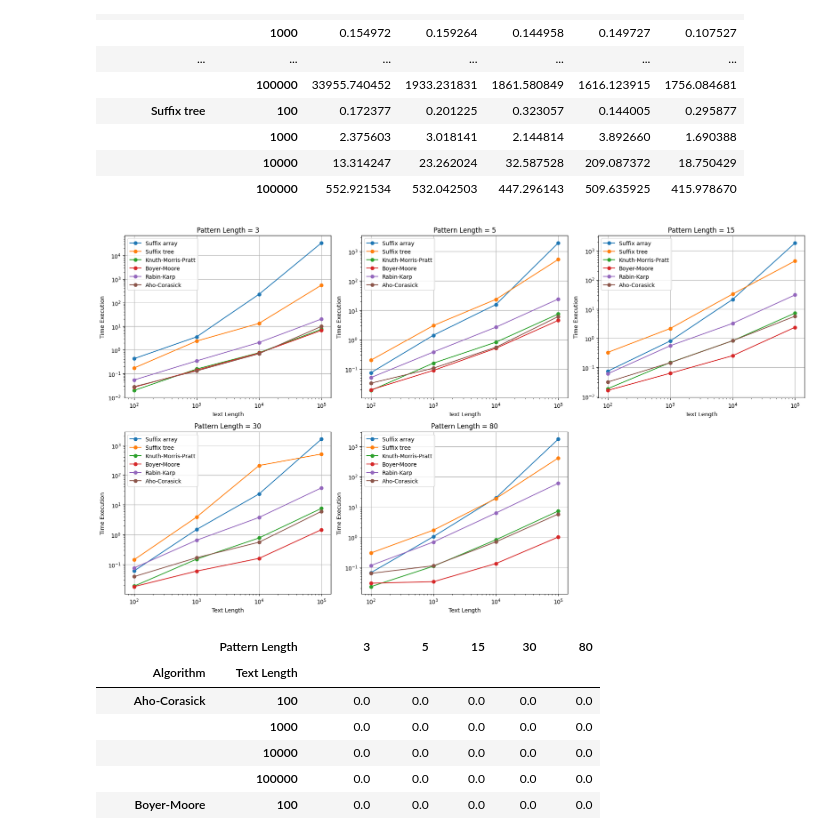
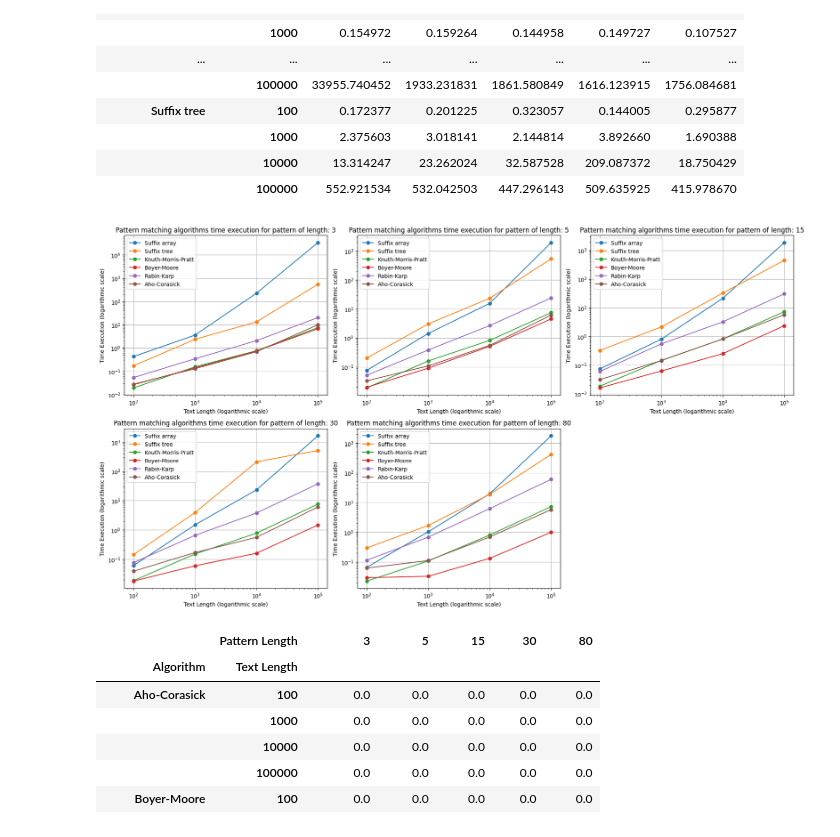
Before and after one commit to NCCMNT/Text-Algorithms, a Jupyter notebook: lab5/pattern_matching_analisys.ipynb, the cells around one changed output. Cells and saved outputs as stored; diff of their text form; code cells hidden in the pictures.

Commit message:
lab5 plotting

```diff
--- a/lab5/pattern_matching_analisys.ipynb
+++ b/lab5/pattern_matching_analisys.ipynb
@@ -42,6 +43,14 @@ def compare_pattern_matching_algorithms(text: str, pattern: str) -> dict:
 
     # Measuring time and memory usage
 
+    # Naive algorithm time exec and mem usage
+    start_time = time.time()
+    naive_result, naive_compares = naive_pattern_match(text, pattern)
+    end_time = time.time()
+    mem_after_naive = get_memory_usage()
+    naive_time_exec = (end_time - start_time) * 1000
+    naive_mem_usage = mem_after_naive - prior_mem
+
     # Suffix array time exec and mem usage
     start_time = time.time()
     sa = SuffixArray(text)
@@ -50,7 +59,7 @@ def compare_pattern_matching_algorithms(text: str, pattern: str) -> dict:
     end_time = time.time()
     mem_after_sa = get_memory_usage()
     sarray_time_exec = (end_time - start_time) * 1000
-    sarray_mem_usage = mem_after_sa - prior_mem
+    sarray_mem_usage = mem_after_sa - naive_mem_usage
 
     # Suffix tree time exec and mem usage
     start_time = time.time()
@@ -104,6 +113,12 @@ def compare_pattern_matching_algorithms(text: str, pattern: str) -> dict:
     ac_result.sort()
 
     return {
+        "Naive": {
+            "execution_time_ms": naive_time_exec,
+            "memory_usage_kb": naive_mem_usage,
+            "compares": naive_compares,
+            "results": naive_result
+        },
         "Suffix array": {
             "execution_time_ms": sarray_time_exec,
             "memory_usage_kb": sarray_mem_usage,
@@ -304,36 +322,36 @@ df_time.unstack()
 # %%
 df_time_reset = df_time.reset_index()
 
 algorithms = df_time_reset['Algorithm'].unique()
 pattern_lengths = df_time_reset['Pattern Length'].unique()
 
 n = len(pattern_lengths)
 cols = 3
 rows = (n + cols - 1) // cols
 
 plt.figure(figsize=(cols * 6, rows * 5))
 
 for i, pattern_len in enumerate(sorted(pattern_lengths), 1):
     plt.subplot(rows, cols, i)
 
     for algo in algorithms:
         subset = df_time_reset[(df_time_reset['Algorithm'] == algo) &
                                (df_time_reset['Pattern Length'] == pattern_len)]
 
         plt.plot(subset['Text Length'], subset['Time execution'], marker='o', label=algo)
 
-    plt.xlabel('Text Length')
-    plt.ylabel('Time Execution')
-    plt.title(f'Pattern Length = {pattern_len}')
+    plt.xlabel('Text Length (logarithmic scale)')
+    plt.ylabel('Time Execution (logarithmic scale)')
+    plt.title(f'Pattern matching algorithms time execution for pattern of length: {pattern_len}')
     plt.xscale('log')
     plt.yscale('log')
     plt.grid(True)
     plt.legend()
 
 plt.tight_layout()
 plt.show()
 # %% [output]
-[figure, old version]
+[figure, new version]
 # %%
 df_mem = pd.Series(dmem)
 df_mem.name = 'Memory usage'
```
Also changed, not shown: parts of 5 cells of this notebook, 1 other file.
